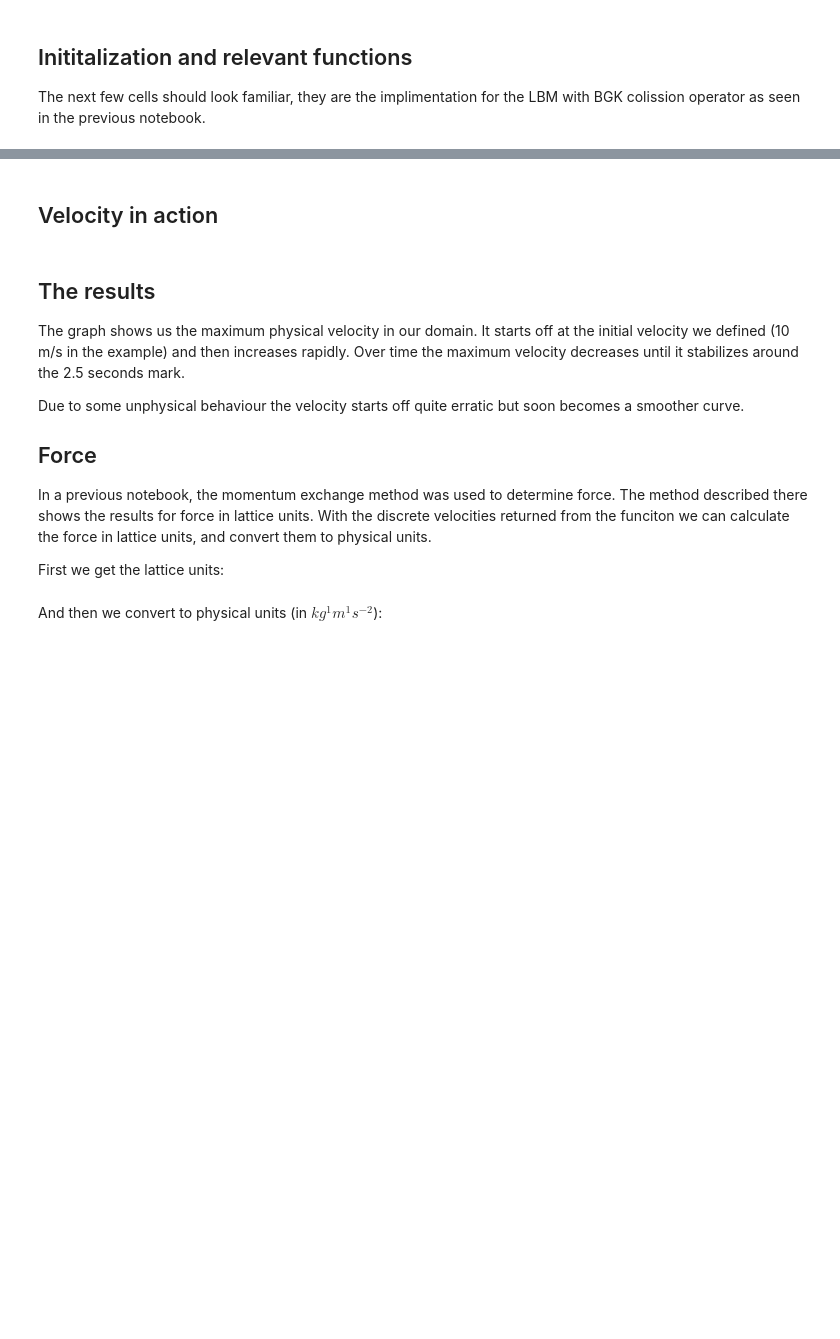
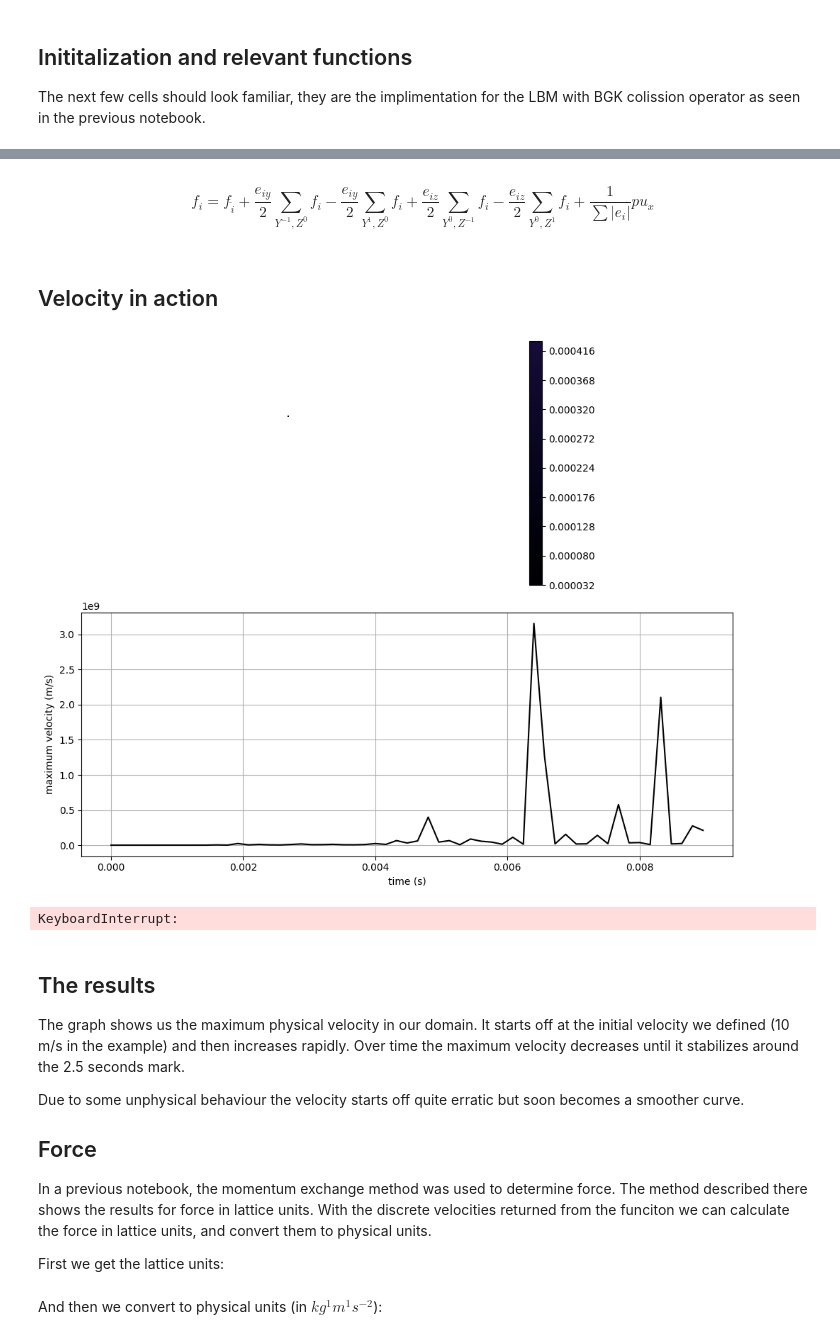
Before and after one commit to bartdavids/LatticeBoltzmannNotebooks, a Jupyter notebook: Tutorials/LBM_in_3D_unit_conversion_pressure.ipynb, the cells around one changed output, grey strips where cells are left out. Drawn from its saved outputs; the diff is of its cells as text; code cells hidden in the pictures; blank space fills up the shorter version.

Commit message:
working version pressure boundaries

```diff
--- a/Tutorials/LBM_in_3D_unit_conversion_pressure.ipynb
+++ b/Tutorials/LBM_in_3D_unit_conversion_pressure.ipynb
@@ -179,5 +200,5 @@ print(base_pressure_P*1.45, "psi")
 # %%
-pressure_difference = 100 # In kg/cms²
+pressure_difference = .01 # In kg/cms²
 PRESSURE_IN_P = base_pressure_P + pressure_difference/2
 PRESSURE_OUT_P = base_pressure_P - pressure_difference/2
 PRESSURE_IN_L = convert_to_lattice_units(PRESSURE_IN_P, mass = 1, length = -1, time = -2)
@@ -221,3 +244,20 @@ XZ_VELOCITIES_Z_NEG
+# %%
+def filter_indices(x, y, z):
+    indices = jnp.arange(LATICE_VELOCITIES_X.size)
+    if x is not None:
+        indices = indices[(LATICE_VELOCITIES_X == x)]
+    if y is not None:
+        indices = indices[(LATICE_VELOCITIES_Y[indices] == y)]
+    if z is not None:
+        indices = indices[(LATICE_VELOCITIES_Z[indices] == z)]
+    return indices
+f_1_a_a = filter_indices(1, None, None)
+f_0_a_a = filter_indices(0, None, None)
+f_n1_a_a = filter_indices(-1, None, None)
+f_0_1_a = filter_indices(0, 1, None)
+f_0_n1_a = filter_indices(0, -1, None)
+f_0_a_1 = filter_indices(0, None, 1)
+f_0_a_n1 = filter_indices(0, None, -1)
 # %%
 M = jnp.array([ [  1,  1,  1,  1,  1,  1,  1,  1,  1,  1,  1,  1,  1,  1,  1,  1,  1,  1,  1],
                 [-30,-11,-11,-11,-11,-11,-11,  8,  8,  8,  8,  8,  8,  8,  8,  8,  8,  8,  8],
@@ -280,3 +349,16 @@ $$f1 = f2 + pu_x$$
+# %% [markdown]
+$$f_i = f_\hat{i} + \frac{e_{iy}}{2}\sum_{Y^{-1}, Z^{0}}f_i - \frac{e_{iy}}{2}\sum_{Y^{1}, Z^{0}}f_i  + \frac{e_{iz}}{2}\sum_{Y^{0}, Z^{-1}}f_i - \frac{e_{iz}}{2}\sum_{Y^{0}, Z^{1}}f_i + \frac{1}{\sum |e_i|}pu_x$$
+# %%
+def set_boundary_condition(discrete_velocities, i, pu_x, x_iloc): # in > x_iloc = 0, out > x_iloc = -1
+    discrete_velocities = discrete_velocities.at[x_iloc, ..., i].set(
+        discrete_velocities[x_iloc, ..., OPPOSITE_LATTICE_INDICES[i]] +
+        LATICE_VELOCITIES_Y[i]*jnp.sum(discrete_velocities[x_iloc, ..., f_0_n1_a], axis=0)/2 -
+        LATICE_VELOCITIES_Y[i]*jnp.sum(discrete_velocities[x_iloc, ..., f_0_1_a], axis=0)/2 +
+        LATICE_VELOCITIES_Z[i]*jnp.sum(discrete_velocities[x_iloc, ..., f_0_a_1], axis=0)/2 -
+        LATICE_VELOCITIES_Z[i]*jnp.sum(discrete_velocities[x_iloc, ..., f_0_a_n1], axis=0)/2 +
+        LATICE_VELOCITIES_X[i]*pu_x/jnp.abs(LATTICE_VELOCITIES[:, i]).sum()
+    )
+    return discrete_velocities
 # %% [markdown]
 ## Velocity in action
 # %%
@@ -393,7 +489,7 @@ def update(discrete_velocities_prev):
 
     return discrete_velocities_streamed
 # %%
-PLOT_EVERY_N_STEP = 10
+PLOT_EVERY_N_STEP = 20
 SKIP_FIRST_N = 0
 def run(discrete_velocities_prev):
         maximum_velocity_L = []
@@ -423,33 +519,36 @@ def run(discrete_velocities_prev):
                 cax = divider.append_axes('right', size='5%', pad=0.05)
                 plt.colorbar(contour, cax=cax, orientation='vertical')
 
 
                 time_P = jnp.linspace(0,
                                     convert_to_physical_units(
                                         i,
                                         time = 1),
                                     i+1)
 
                 # print(len(maximum_velocity_L))
                 maximum_velocity_P = convert_to_physical_units(
                     jnp.array(maximum_velocity_L),
                     length = 1,
                     time = -1
                 )
 
                 # print(len(maximum_velocity_P))
                 axs[1].plot(time_P, maximum_velocity_P, c = 'k')
                 axs[1].set_xlabel('time (s)')
                 axs[1].set_ylabel('maximum velocity (m/s)')
                 axs[1].grid()
 
                 plt.tight_layout()
                 display.clear_output(wait=True)
                 display.display(fig)
                 plt.close(fig)
                 time.sleep(0.01)
         return discrete_velocities_next
 discrete_velocities = run(discrete_velocities_prev)
+# %% [output]
+[figure, added]
+KeyboardInterrupt:
 # %% [markdown]
 ## The results
 The graph shows us the maximum physical velocity in our domain. It starts off at the initial velocity we defined (10 m/s in the example) and then increases rapidly. Over time the maximum velocity decreases until it stabilizes around the 2.5 seconds mark.
```
Also changed, not shown: parts of 12 cells of this notebook, 1 other file.
